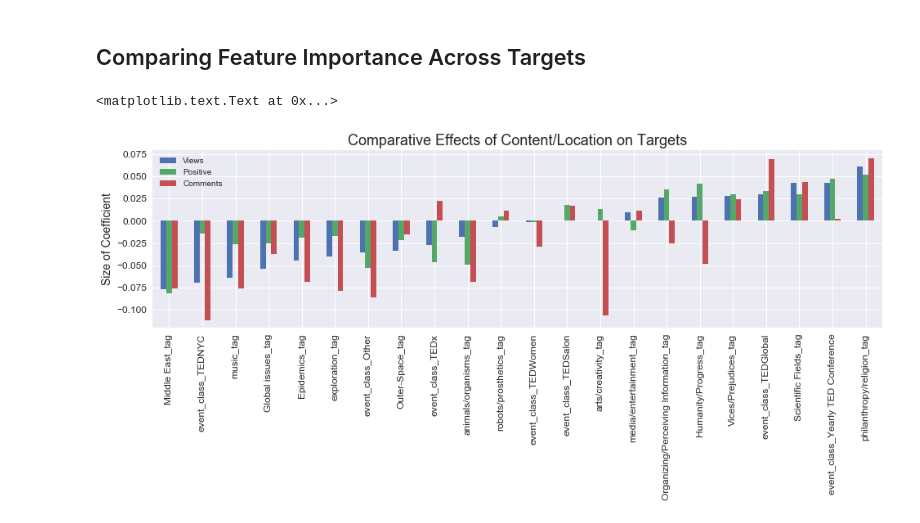
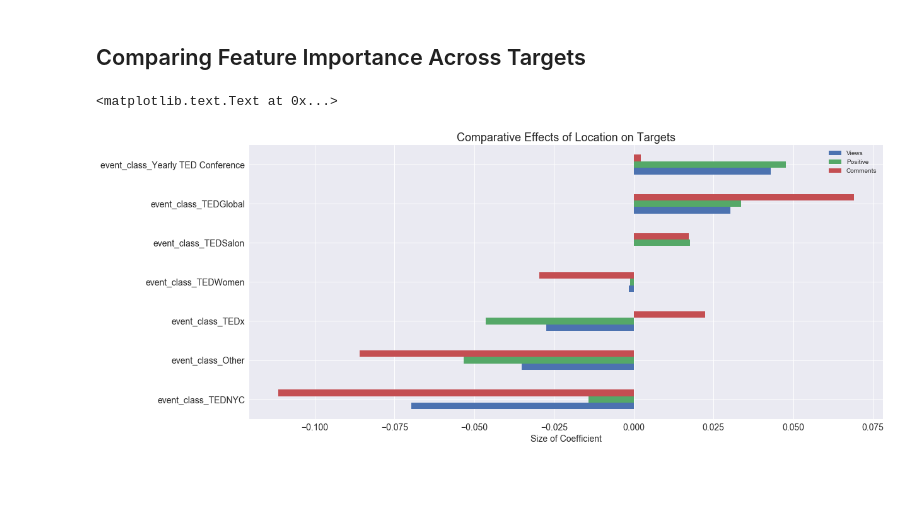
Before and after one commit to TristanMoser/213Project, a Jupyter notebook: Tristan.ipynb, the cells around one changed output. Cells and saved outputs as stored; diff of their text form; code cells hidden in the pictures; blank space fills up the shorter version.

Commit message:
I separated the final visual to coefficients of events and coefficients of tags. I also added some visualizations.

```diff
--- a/Tristan.ipynb
+++ b/Tristan.ipynb
@@ -637,10 +691,18 @@ series_coef.columns=['Views']
 series_coef['Positive'] = ENSTest.coef_
 series_coef['Comments'] = ENSTestC.coef_
 series_coef = series_coef.sort_values(by='Views')
+# %%
+series_coef = series_coef.reset_index()
+events_coef = series_coef[series_coef['index'].str.contains('event')]
+tags_coef = series_coef[series_coef['index'].str.contains('tag')]
+# %%
+events_coef = events_coef.set_index('index')
+tags_coef = tags_coef.set_index('index')
 # %%
-series_coef.plot(kind='bar',figsize=(16,4),fontsize=12)
-plt.title("Comparative Effects of Content/Location on Targets",fontsize=18)
-plt.ylabel("Size of Coefficient",fontsize=14)
+events_coef.plot(kind='barh',figsize=(18,8),fontsize=14)
+plt.title("Comparative Effects of Location on Targets",fontsize=18)
+plt.xlabel("Size of Coefficient",fontsize=14)
+plt.ylabel(' ')
 # %% [output]
 <matplotlib.text.Text at 0x...>
-[figure, old version]
+[figure, new version]
```
Also changed, not shown: parts of 16 cells of this notebook.
